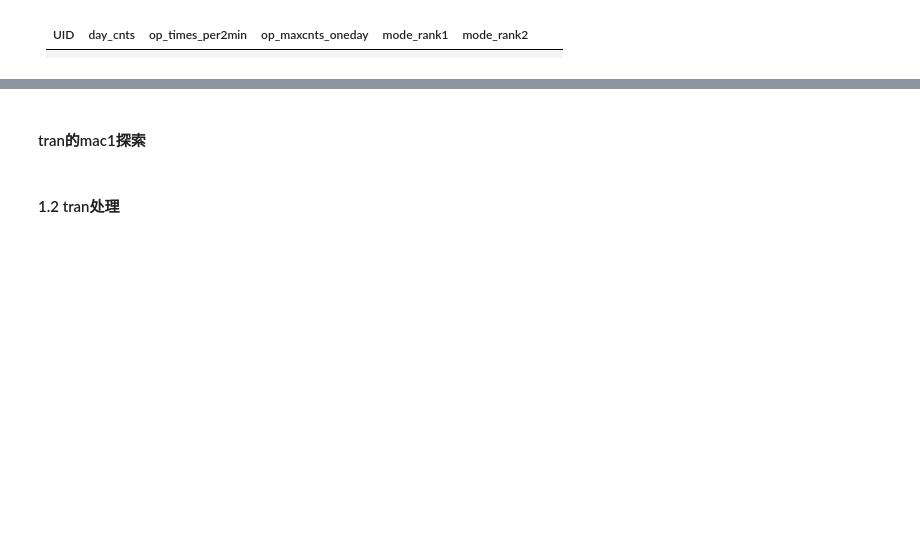
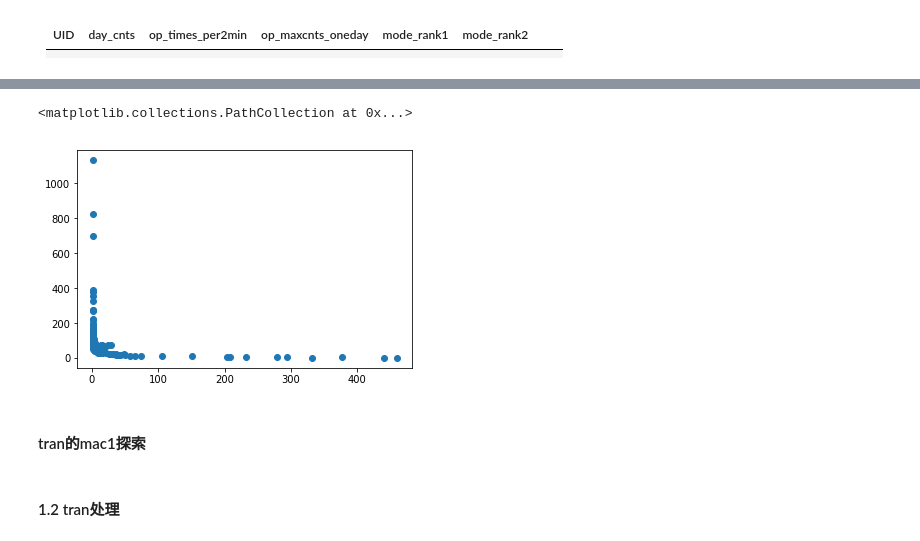
Before and after one commit to alexliu2360/dc_xjf, a Jupyter notebook: baseline.ipynb, the cells around one changed output, grey strips where cells are left out. Cells and saved outputs as stored; diff of their text form; code cells hidden in the pictures; blank space fills up the shorter version.

```diff
--- a/baseline.ipynb
+++ b/baseline.ipynb
@@ -284,7 +379,10 @@ plt.scatter(x, y)
 # %%
-x = op_tag_tag1_sorted.index
-y = op_tag_tag1_sorted.values
+x = op_tag_tag1_sorted.values
+y = op_tag_tag1_sorted.index
 plt.scatter(x, y)
+# %% [output]
+<matplotlib.collections.PathCollection at 0x...>
+[figure, added]
 # %%
 op_tag_tag1_sorted.shape
 # %%
```
Also changed, not shown: parts of 26 cells of this notebook.
